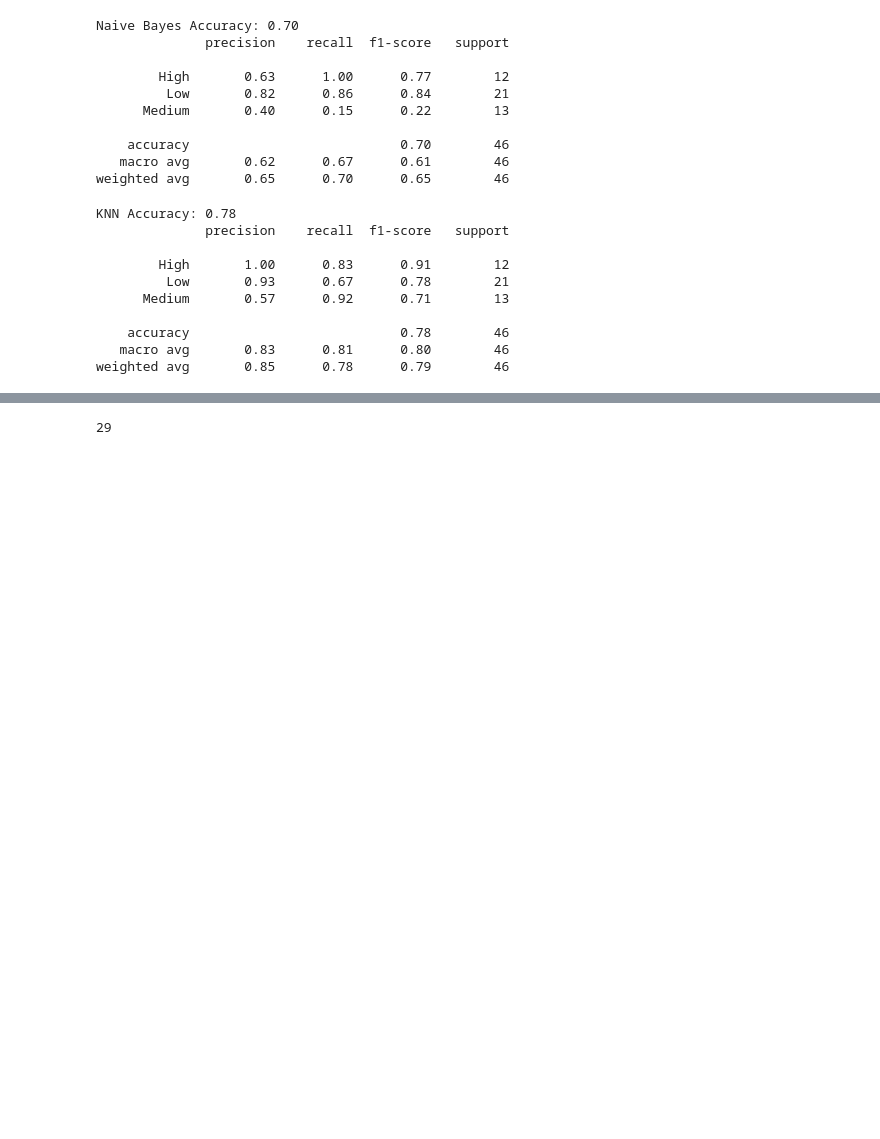
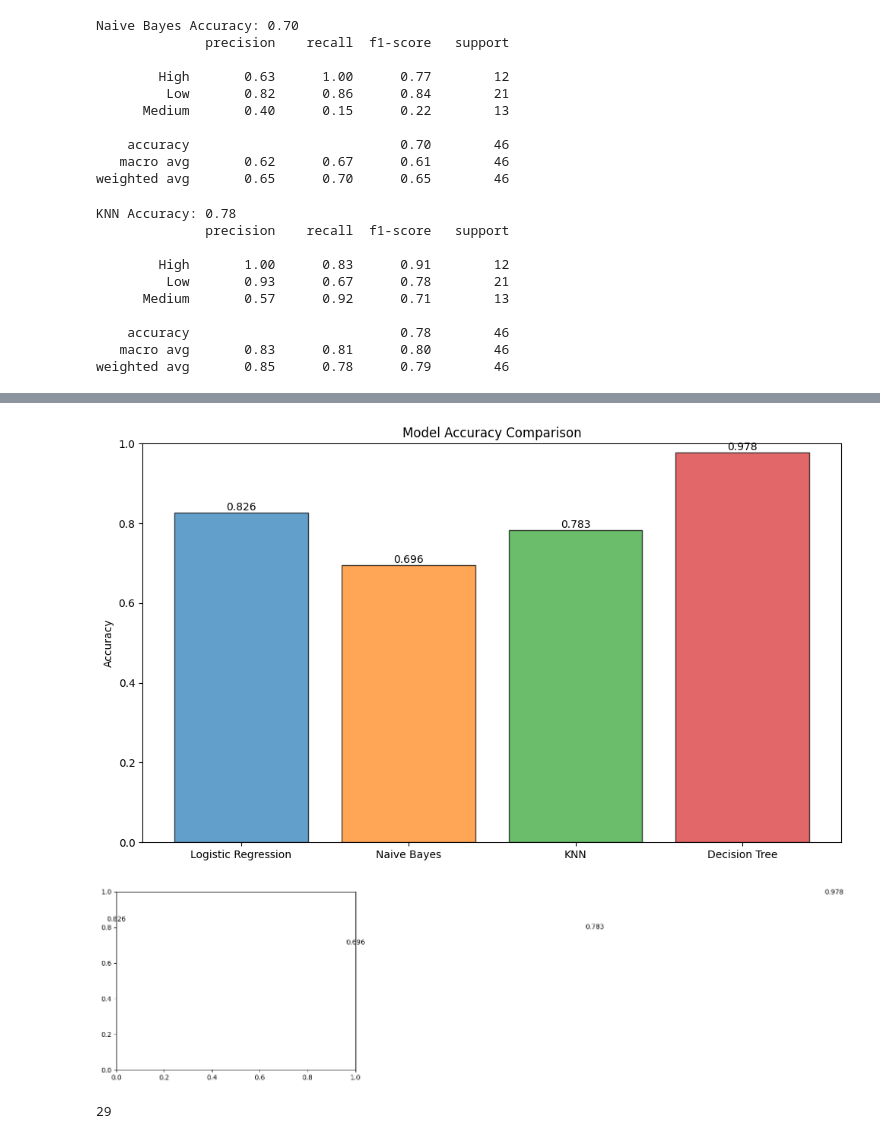
Before and after one commit to haseeb4888-code/Machine-Learning-AI-221-project, a Jupyter notebook: code.ipynb, the cells around one changed output, grey strips where cells are left out. Cells and saved outputs as stored; diff of their text form; code cells hidden in the pictures; blank space fills up the shorter version.

Commit message:
Added decision tree model in code as well new endpoint for it in fastapi file , its accuracy is highest

```diff
--- a/code.ipynb
+++ b/code.ipynb
@@ -396,3 +396,16 @@ KNN Accuracy: 0.78
     accuracy                           0.78        46
    macro avg       0.83      0.81      0.80        46
 weighted avg       0.85      0.78      0.79        46
+# %%
+from sklearn.tree import DecisionTreeClassifier
+
+# Initialize and train the Decision Tree model
+dt_model = DecisionTreeClassifier(random_state=42)
+dt_model.fit(X_train, y_train)
+
+# Make predictions
+y_pred_dt = dt_model.predict(X_test)
+
+# Evaluate the model
+print(f'Decision Tree Accuracy: {accuracy_score(y_test, y_pred_dt):.2f}')
+print(classification_report(y_test, y_pred_dt, target_names=le_gdp.classes_))
@@ -399,3 +423,34 @@ weighted avg       0.85      0.78      0.79        46
+# %%
+models_names = ['Logistic Regression', 'Naive Bayes', 'KNN', 'Decision Tree']
+accuracies = [
+    accuracy_score(y_test, y_pred),
+    accuracy_score(y_test, y_pred_nb),
+    accuracy_score(y_test, y_pred_knn),
+    accuracy_score(y_test, y_pred_dt)
+]
+
+plt.figure(figsize=(10, 6))
+bars = plt.bar(models_names, accuracies, color=['#1f77b4', '#ff7f0e', '#2ca02c', '#d62728'], alpha=0.7, edgecolor='black')
+plt.ylabel('Accuracy')
+plt.title('Model Accuracy Comparison')
+plt.ylim([0, 1])
+for bar in bars:
+    height = bar.get_height()
+    plt.text(bar.get_x() + bar.get_width()/2., height,
+            f'{height:.3f}',
+            ha='center', va='bottom')
+plt.tight_layout()
+plt.show()
+for bar in bars:
+    height = bar.get_height()
+    plt.text(bar.get_x() + bar.get_width()/2., height,
+            f'{height:.3f}',
+            ha='center', va='bottom')
+plt.tight_layout()
+plt.show()
+# %% [output]
+[figure, added]
+[figure, added]
 # %%
 print(knn_model.n_features_in_)
 # %% [output]
```
Also changed, not shown: parts of 1 cell of this notebook, 2 other files.
